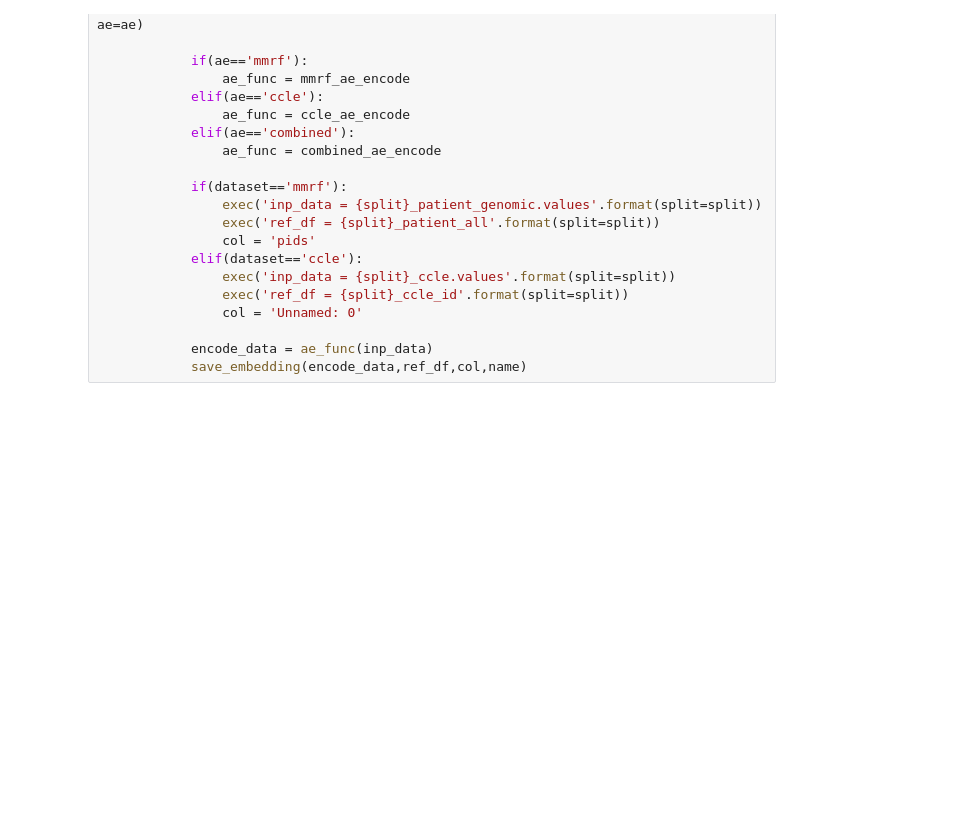
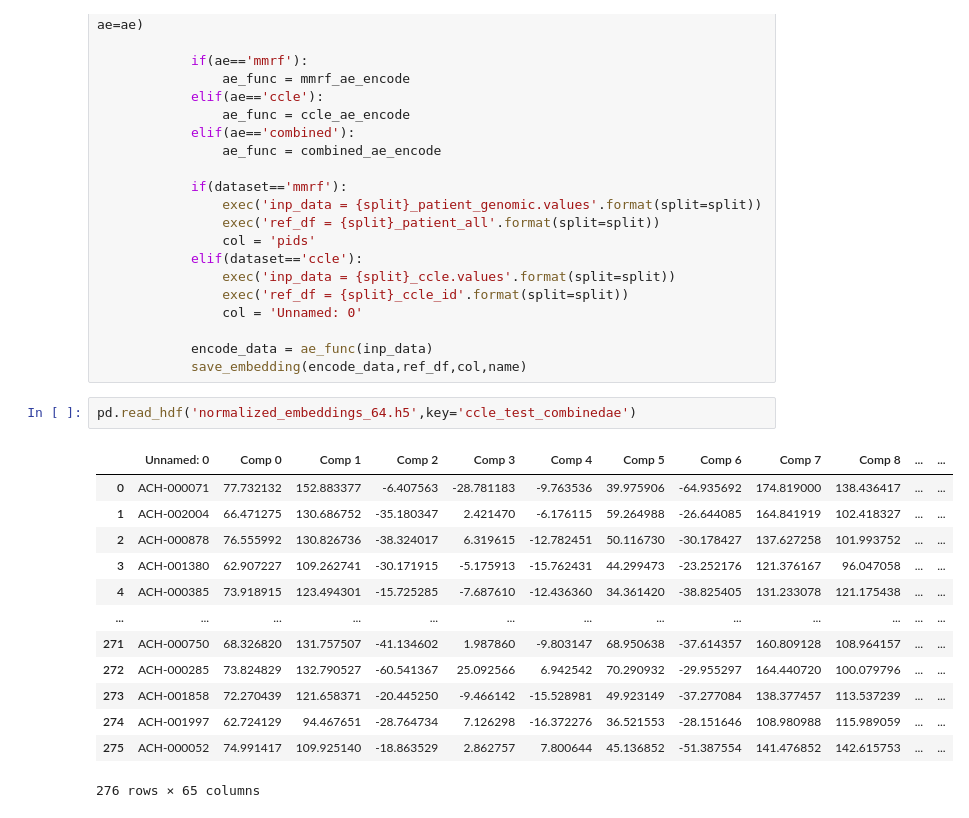
Before and after one commit to nalinimsingh/mm-cell_lines, a Jupyter notebook: RNASeq_autoencoder.ipynb, the cells around one changed output. Drawn from its saved outputs; the diff is of its cells as text; blank space fills up the shorter version.

```diff
--- a/RNASeq_autoencoder.ipynb
+++ b/RNASeq_autoencoder.ipynb
@@ -384,3 +422,19 @@ for dataset in ['mmrf', 'ccle']:
 
             encode_data = ae_func(inp_data)
             save_embedding(encode_data,ref_df,col,name)
+# %%
+pd.read_hdf('normalized_embeddings_64.h5',key='ccle_test_combinedae')
+# %% [output]
+|  | Unnamed: 0 | Comp 0 | Comp 1 | Comp 2 | Comp 3 | Comp 4 | Comp 5 | Comp 6 | Comp 7 | Comp 8 | ... | ... |
+| 0 | ACH-000071 | 77.732132 | 152.883377 | -6.407563 | -28.781183 | -9.763536 | 39.975906 | -64.935692 | 174.819000 | 138.436417 | ... | ... |
+| 1 | ACH-002004 | 66.471275 | 130.686752 | -35.180347 | 2.421470 | -6.176115 | 59.264988 | -26.644085 | 164.841919 | 102.418327 | ... | ... |
+| 2 | ACH-000878 | 76.555992 | 130.826736 | -38.324017 | 6.319615 | -12.782451 | 50.116730 | -30.178427 | 137.627258 | 101.993752 | ... | ... |
+| 3 | ACH-001380 | 62.907227 | 109.262741 | -30.171915 | -5.175913 | -15.762431 | 44.299473 | -23.252176 | 121.376167 | 96.047058 | ... | ... |
+| 4 | ACH-000385 | 73.918915 | 123.494301 | -15.725285 | -7.687610 | -12.436360 | 34.361420 | -38.825405 | 131.233078 | 121.175438 | ... | ... |
+| ... | ... | ... | ... | ... | ... | ... | ... | ... | ... | ... | ... | ... |
+| 271 | ACH-000750 | 68.326820 | 131.757507 | -41.134602 | 1.987860 | -9.803147 | 68.950638 | -37.614357 | 160.809128 | 108.964157 | ... | ... |
+| 272 | ACH-000285 | 73.824829 | 132.790527 | -60.541367 | 25.092566 | 6.942542 | 70.290932 | -29.955297 | 164.440720 | 100.079796 | ... | ... |
+| 273 | ACH-001858 | 72.270439 | 121.658371 | -20.445250 | -9.466142 | -15.528981 | 49.923149 | -37.277084 | 138.377457 | 113.537239 | ... | ... |
+| 274 | ACH-001997 | 62.724129 | 94.467651 | -28.764734 | 7.126298 | -16.372276 | 36.521553 | -28.151646 | 108.980988 | 115.989059 | ... | ... |
+| 275 | ACH-000052 | 74.991417 | 109.925140 | -18.863529 | 2.862757 | 7.800644 | 45.136852 | -51.387554 | 141.476852 | 142.615753 | ... | ... |
+276 rows × 65 columns
```
Also changed, not shown: parts of 20 cells of this notebook, 5 other files.
